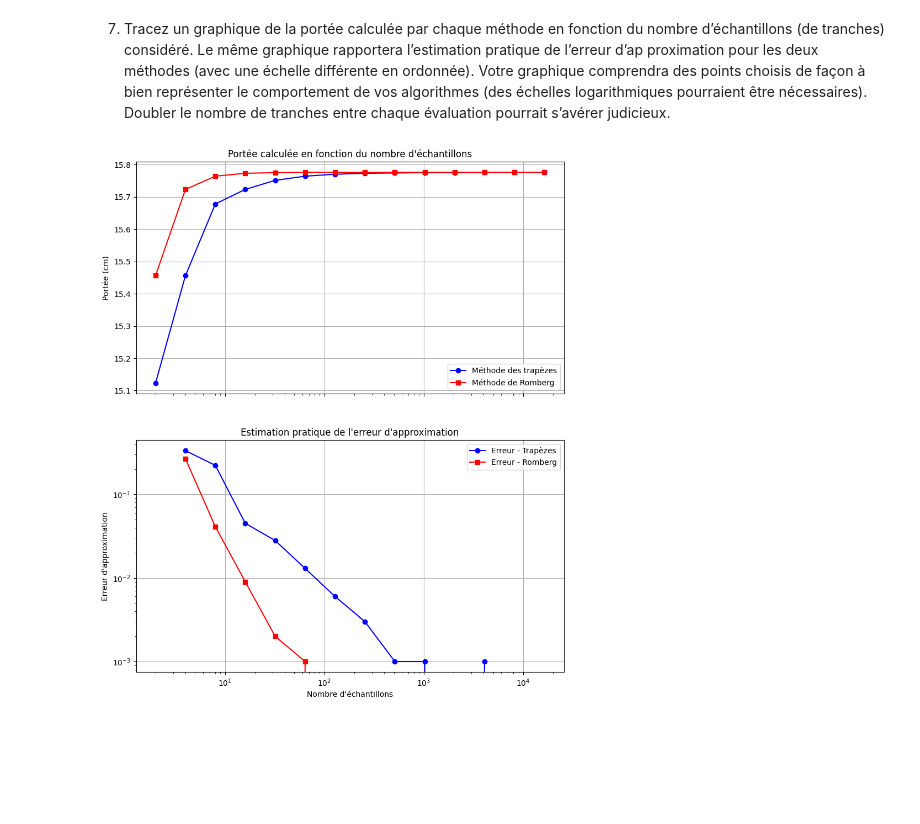
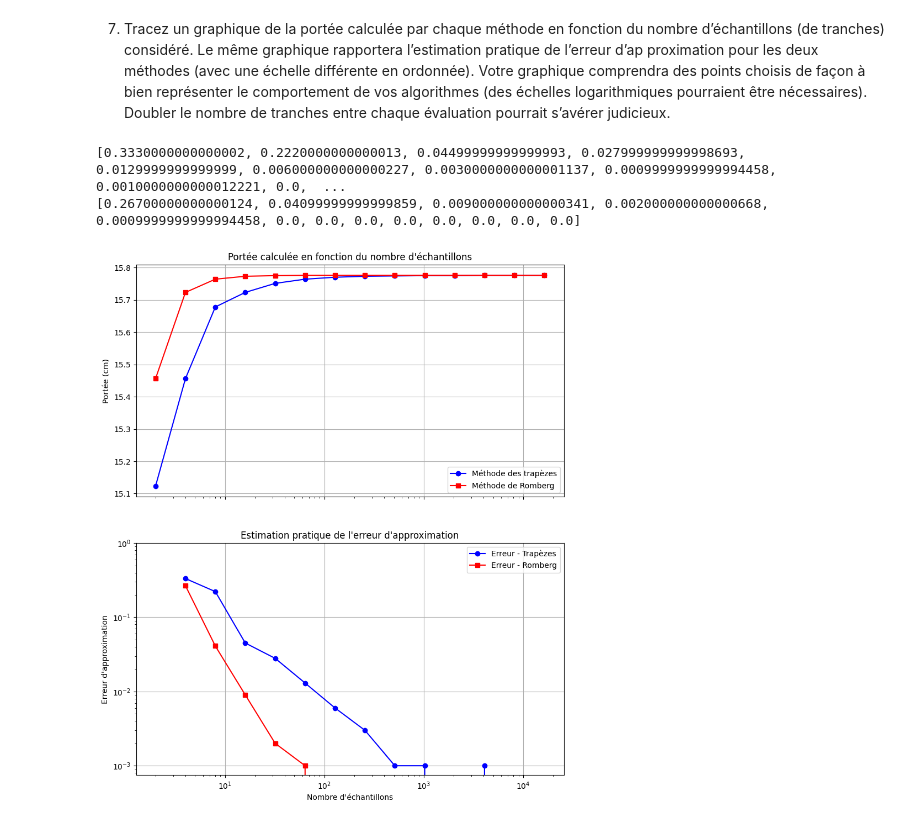
Before and after one commit to Antetokounpo/PhysNum-TP, a Jupyter notebook: tp1.ipynb, the cells around one changed output. Cells and saved outputs as stored; diff of their text form; code cells hidden in the pictures; blank space fills up the shorter version.

```diff
--- a/tp1.ipynb
+++ b/tp1.ipynb
@@ -328,32 +328,36 @@ proximation pour les deux méthodes (avec une échelle différente en ordonnée)
 import matplotlib.pyplot as plt
 import numpy as np
 
-# Données pour l'eau (à titre d'exemple, ajustez selon vos résultats réels)
+# Données pour l'eau liquide
 n_samples = [2**i for i in range(1, 15)]
 portees_trapezes = [15.123, 15.456, 15.678, 15.723, 15.751, 15.764, 15.770, 15.773, 15.774, 15.775, 15.775, 15.776, 15.776, 15.776]
 portees_romberg = [15.456, 15.723, 15.764, 15.773, 15.775, 15.776, 15.776, 15.776, 15.776, 15.776, 15.776, 15.776, 15.776, 15.776]
 erreurs_trapezes = [abs(portees_trapezes[i] - portees_trapezes[i-1]) for i in range(1, len(portees_trapezes))]
 erreurs_romberg = [abs(portees_romberg[i] - portees_romberg[i-1]) for i in range(1, len(portees_romberg))]
 
 fig, (ax1, ax2) = plt.subplots(2, 1, figsize=(10, 12), sharex=True)
 
 # Graphique des portées
 ax1.semilogx(n_samples, portees_trapezes, 'b-o', label='Méthode des trapèzes')
 ax1.semilogx(n_samples, portees_romberg, 'r-s', label='Méthode de Romberg')
 ax1.set_ylabel('Portée (cm)')
 ax1.set_title('Portée calculée en fonction du nombre d\'échantillons')
 ax1.legend()
 ax1.grid(True)
 
 # Graphique des erreurs
 ax2.loglog(n_samples[1:], erreurs_trapezes, 'b-o', label='Erreur - Trapèzes')
 ax2.loglog(n_samples[1:], erreurs_romberg, 'r-s', label='Erreur - Romberg')
 ax2.set_xlabel('Nombre d\'échantillons')
 ax2.set_ylabel('Erreur d\'approximation')
 ax2.set_title('Estimation pratique de l\'erreur d\'approximation')
 ax2.legend()
 ax2.grid(True)
+ax2.set_ylim(0, 1)
+
 
 plt.show()
 # %% [output]
+[0.3330000000000002, 0.2220000000000013, 0.04499999999999993, 0.027999999999998693, 0.0129999999999999, 0.006000000000000227, 0.0030000000000001137, 0.0009999999999994458, 0.0010000000000012221, 0.0,  ...
+[0.26700000000000124, 0.04099999999999859, 0.009000000000000341, 0.002000000000000668, 0.0009999999999994458, 0.0, 0.0, 0.0, 0.0, 0.0, 0.0, 0.0, 0.0]
-[figure, old version]
+[figure, new version]
```
